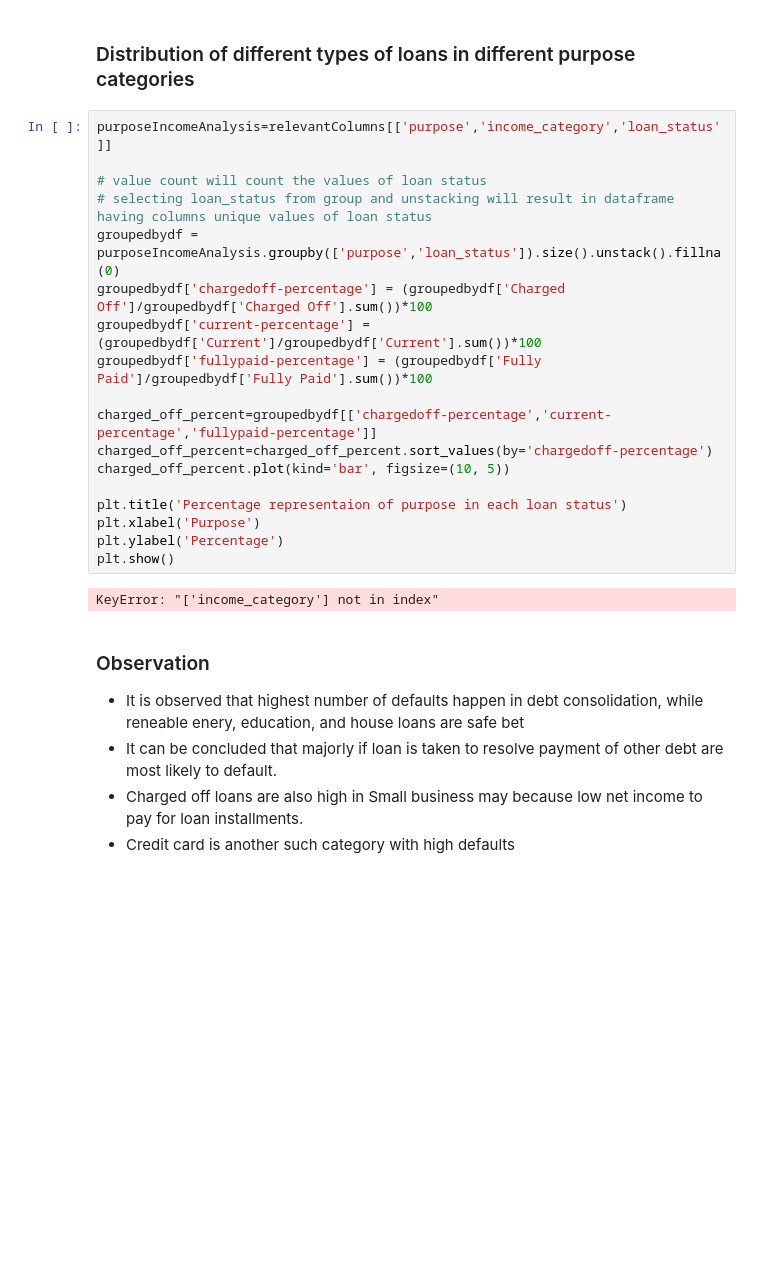
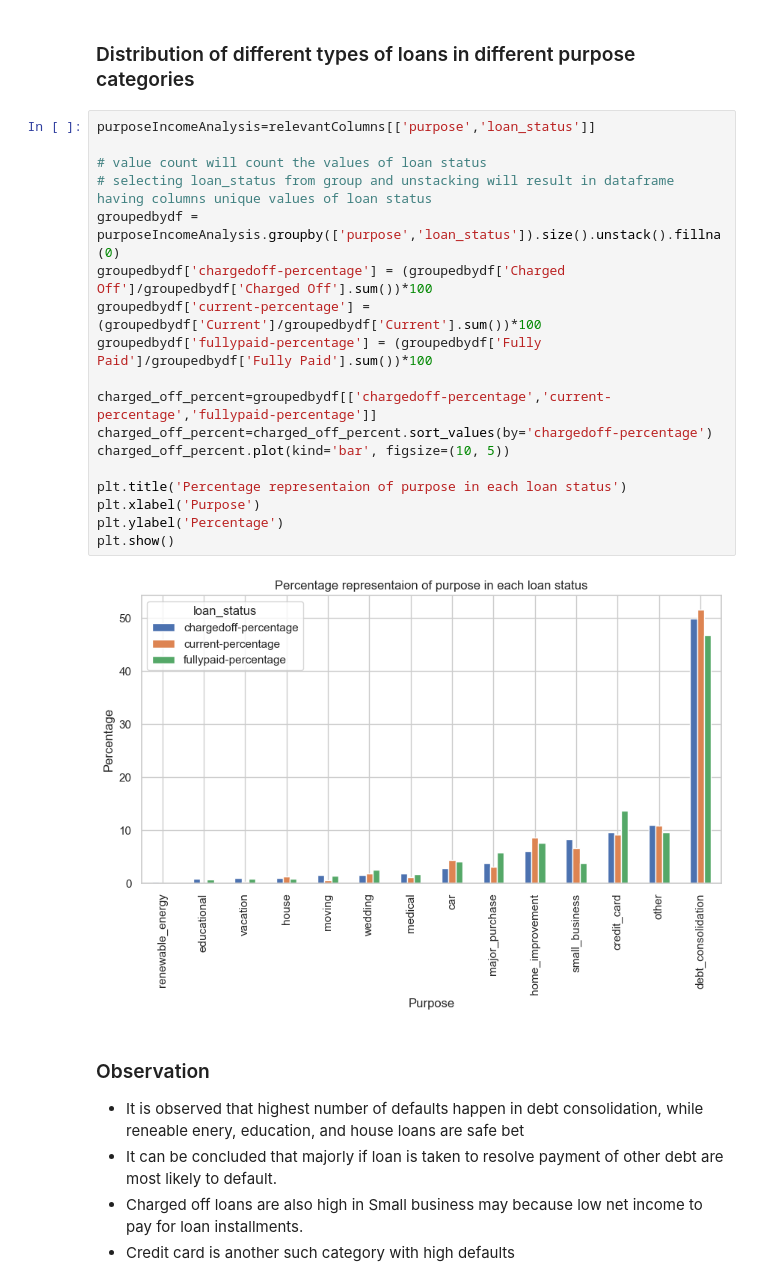
Before and after one commit to gauravtyagi02/lendingclubcasestudy, a Jupyter notebook: LendingCaseClubStudy.ipynb, the cells around one changed output. Drawn from its saved outputs; the diff is of its cells as text; blank space fills up the shorter version.

Commit message:
Resolved errors

```diff
--- a/LendingCaseClubStudy.ipynb
+++ b/LendingCaseClubStudy.ipynb
@@ -204,25 +204,25 @@ plt.show()
 # %% [markdown]
 ### Distribution of different types of loans in different purpose categories
 # %%
-purposeIncomeAnalysis=relevantColumns[['purpose','income_category','loan_status']]
+purposeIncomeAnalysis=relevantColumns[['purpose','loan_status']]
 
 # value count will count the values of loan status
 # selecting loan_status from group and unstacking will result in dataframe having columns unique values of loan status
 groupedbydf = purposeIncomeAnalysis.groupby(['purpose','loan_status']).size().unstack().fillna(0)
 groupedbydf['chargedoff-percentage'] = (groupedbydf['Charged Off']/groupedbydf['Charged Off'].sum())*100
 groupedbydf['current-percentage'] = (groupedbydf['Current']/groupedbydf['Current'].sum())*100
 groupedbydf['fullypaid-percentage'] = (groupedbydf['Fully Paid']/groupedbydf['Fully Paid'].sum())*100
 
 charged_off_percent=groupedbydf[['chargedoff-percentage','current-percentage','fullypaid-percentage']]
 charged_off_percent=charged_off_percent.sort_values(by='chargedoff-percentage')
 charged_off_percent.plot(kind='bar', figsize=(10, 5))
 
 plt.title('Percentage representaion of purpose in each loan status')
 plt.xlabel('Purpose')
 plt.ylabel('Percentage')
 plt.show()
 # %% [output]
-KeyError: "['income_category'] not in index"
+[figure, added]
 # %% [markdown]
 ### Observation
 - It is observed that highest number of defaults happen in debt consolidation, while reneable enery, education, and house loans are safe bet
```
